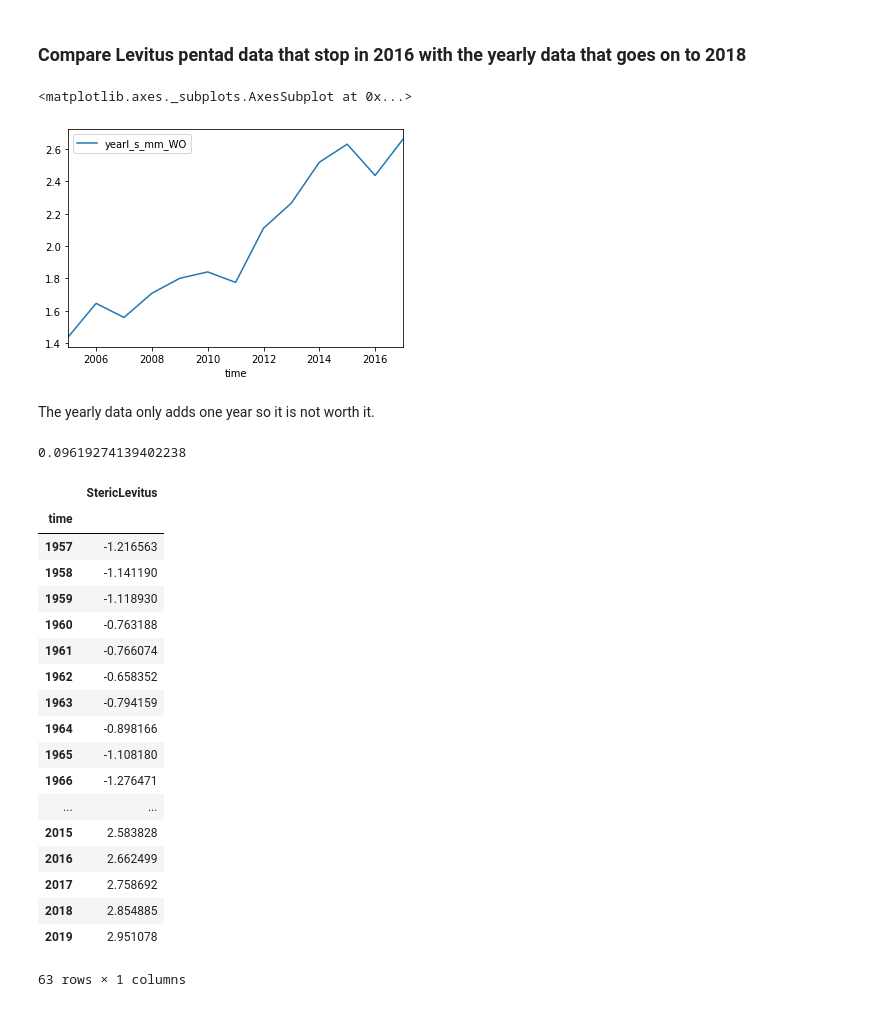
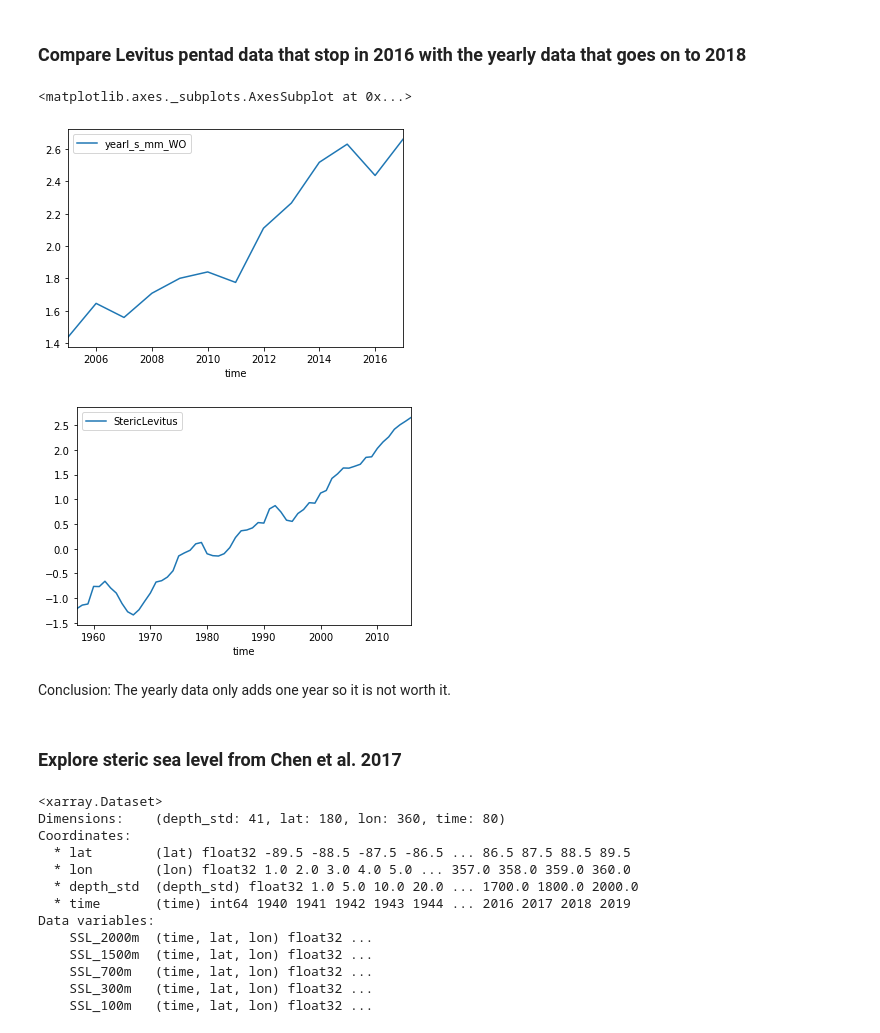
Before and after one commit to Jacobiaan/SLBudget, a Jupyter notebook: notebooks/Steric.ipynb, the cells around one changed output. Saved outputs shown, nothing was run; the diff lists cells and outputs as text; code cells hidden in the pictures.

Commit message:
Preprocessing Cheng IAP data with new script StericIAP_month2year.py

```diff
--- a/notebooks/Steric.ipynb
+++ b/notebooks/Steric.ipynb
@@ -223,44 +224,41 @@ Idea: Use the same method as in Seltini et al. 2017? Average steric effect of de
 # %%
 PATH_Data = '/Users/dewilebars/Data/'
 Dir_LEV = PATH_Data + 'NOAA/'
 
 Lev_ds = xr.open_dataset(Dir_LEV + \
                          'mean_total_steric_sea_level_anomaly_0-2000_yearly.nc', \
                          decode_times=False)
 LevitusSL_y = Lev_ds.yearl_s_mm_WO.copy() / 10
 
 # Convert from months since 1955 to years
 LevitusSL_y['time'] = LevitusSL_y.time / 12 + 1955 - .5
 LevitusSL_y['time'] = LevitusSL_y.time.astype(int)
 LevitusSL_y_df = LevitusSL_y.to_dataframe()
 LevitusSL_y_df.iloc[:-1].plot()
-#LevitusSL_df.plot()
+LevitusSL_df.plot()
 # %% [output]
 <matplotlib.axes._subplots.AxesSubplot at 0x...>
 [figure]
+[figure, added]
 # %% [markdown]
-The yearly data only adds one year so it is not worth it.
+Conclusion: The yearly data only adds one year so it is not worth it.
-# %%
-Lev_ds_ext = slc.LevitusSL(extrap=True)
-Lev_ds_ext
-# %% [output]
-0.09619274139402238
-|  | StericLevitus |
-| time |  |
-| 1957 | -1.216563 |
-| 1958 | -1.141190 |
-| 1959 | -1.118930 |
-| 1960 | -0.763188 |
-| 1961 | -0.766074 |
-| 1962 | -0.658352 |
-| 1963 | -0.794159 |
-| 1964 | -0.898166 |
-| 1965 | -1.108180 |
-| 1966 | -1.276471 |
-| ... | ... |
-| 2015 | 2.583828 |
-| 2016 | 2.662499 |
-| 2017 | 2.758692 |
-| 2018 | 2.854885 |
-| 2019 | 2.951078 |
-63 rows × 1 columns
+# %% [markdown]
+### Explore steric sea level from Chen et al. 2017
+# %%
+# Read data preprocessed by DensityIAP_month2year.py
+IAP_ds = xr.open_dataset(data_IAP+'Steric_IAP_2000m_yearly_1940_2019.nc')
+IAP_ds
+# %% [output]
+<xarray.Dataset>
+Dimensions:    (depth_std: 41, lat: 180, lon: 360, time: 80)
+Coordinates:
+  * lat        (lat) float32 -89.5 -88.5 -87.5 -86.5 ... 86.5 87.5 88.5 89.5
+  * lon        (lon) float32 1.0 2.0 3.0 4.0 5.0 ... 357.0 358.0 359.0 360.0
+  * depth_std  (depth_std) float32 1.0 5.0 10.0 20.0 ... 1700.0 1800.0 2000.0
+  * time       (time) int64 1940 1941 1942 1943 1944 ... 2016 2017 2018 2019
+Data variables:
+    SSL_2000m  (time, lat, lon) float32 ...
+    SSL_1500m  (time, lat, lon) float32 ...
+    SSL_700m   (time, lat, lon) float32 ...
+    SSL_300m   (time, lat, lon) float32 ...
+    SSL_100m   (time, lat, lon) float32 ...
```
Also changed, not shown: parts of 3 cells of this notebook, 2 other files.
